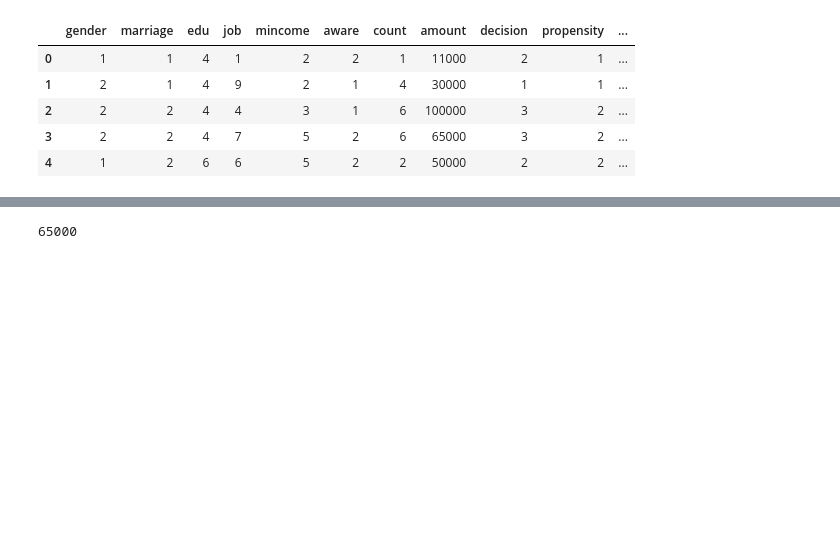
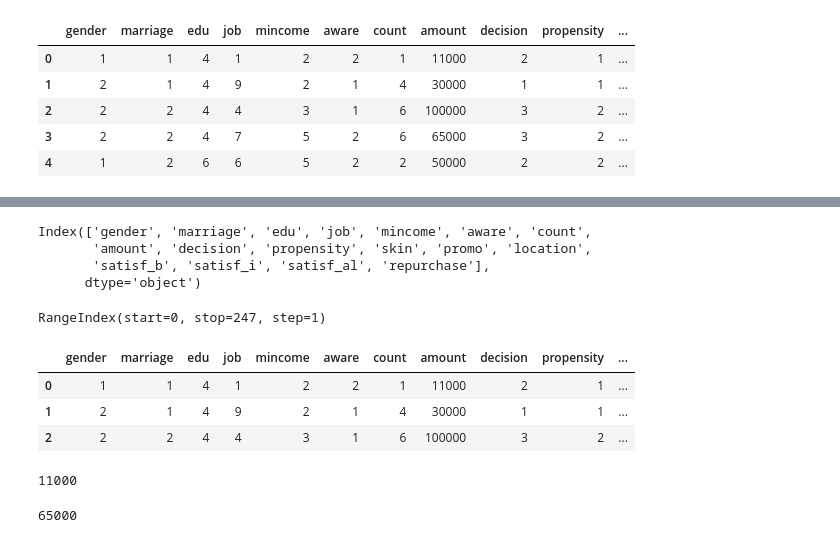
Before and after one commit to choigyulee/studyStatisticsInPython, a Jupyter notebook: 1. [Recap] Numpy & Pandas (Problem).ipynb, the cells around one changed output, grey strips where cells are left out. Cells and saved outputs as stored; diff of their text form; code cells hidden in the pictures; blank space fills up the shorter version.

```diff
--- a/1. [Recap] Numpy & Pandas (Problem).ipynb
+++ b/1. [Recap] Numpy & Pandas (Problem).ipynb
@@ -268,11 +296,29 @@ df['amount'] # 평균 1회 구매 비용
 # %%
-df.amount
+df.columns
+# %% [output]
+Index(['gender', 'marriage', 'edu', 'job', 'mincome', 'aware', 'count',
+       'amount', 'decision', 'propensity', 'skin', 'promo', 'location',
+       'satisf_b', 'satisf_i', 'satisf_al', 'repurchase'],
+      dtype='object')
+# %%
+df.index
+# %% [output]
+RangeIndex(start=0, stop=247, step=1)
+# %%
+df.head(3)
+# %% [output]
+|  | gender | marriage | edu | job | mincome | aware | count | amount | decision | propensity | ... |
+| 0 | 1 | 1 | 4 | 1 | 2 | 2 | 1 | 11000 | 2 | 1 | ... |
+| 1 | 2 | 1 | 4 | 9 | 2 | 1 | 4 | 30000 | 1 | 1 | ... |
+| 2 | 2 | 2 | 4 | 4 | 3 | 1 | 6 | 100000 | 3 | 2 | ... |
 # %%
 # # DataFrame에서 하나의 Cell에 해당하는 값을 얻어내는 4가지 방법
 
-# df['amount'][0] # 열에 접근 후 Series의 index로 접근
-# df.loc[0]['amount'] # 행에 접근 후 Series의 index로 접근
-# df.loc[0, 'amount'] # 행 이름과 열 이름을 지정하여 접근 (loc 활용)
-# df.at[0, 'amount'] # 행 이름과 열 이름을 지정하여 접근 (at 활용)
-# df.iloc[0, 7] # indexed-location 기반으로 index number 기준 행 & 열 지정하여 접근
+df['amount'][0] # 열에 접근 후 Series의 index로 접근
+df.loc[0]['amount'] # 행에 접근 후 Series의 index로 접근
+df.loc[0, 'amount'] # 행 이름과 열 이름을 지정하여 접근 (loc 활용)
+df.at[0, 'amount'] # 행 이름과 열 이름을 지정하여 접근 (at 활용) , 이 방법 추천!
+df.iloc[0, 7] # indexed-location 기반으로 index number 기준 행 & 열 지정하여 접근
+# %% [output]
+11000
 # %%
```
Also changed, not shown: parts of 19 cells of this notebook.
